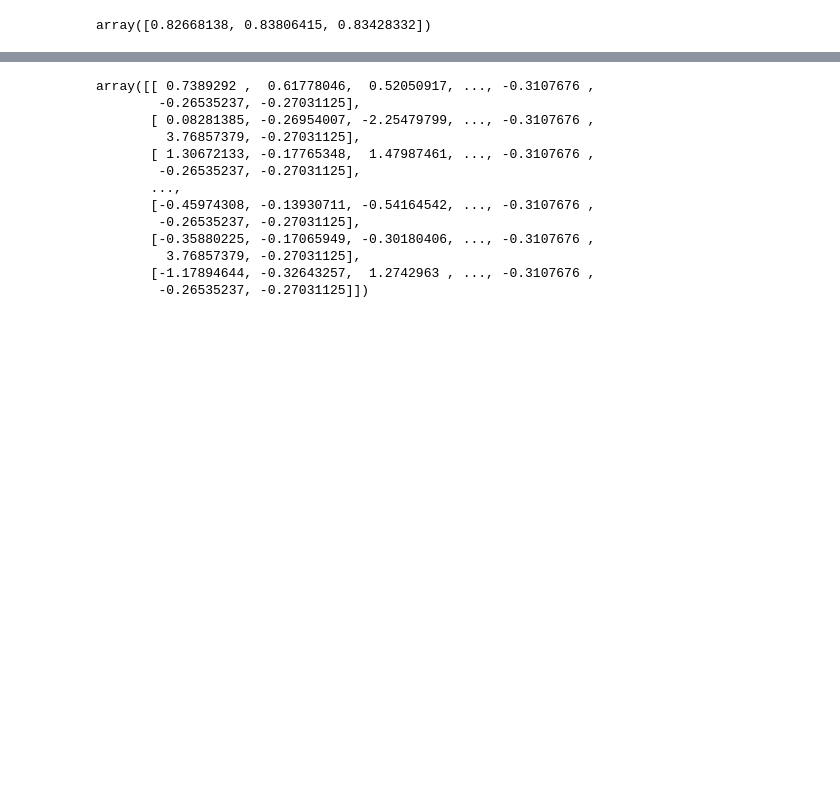
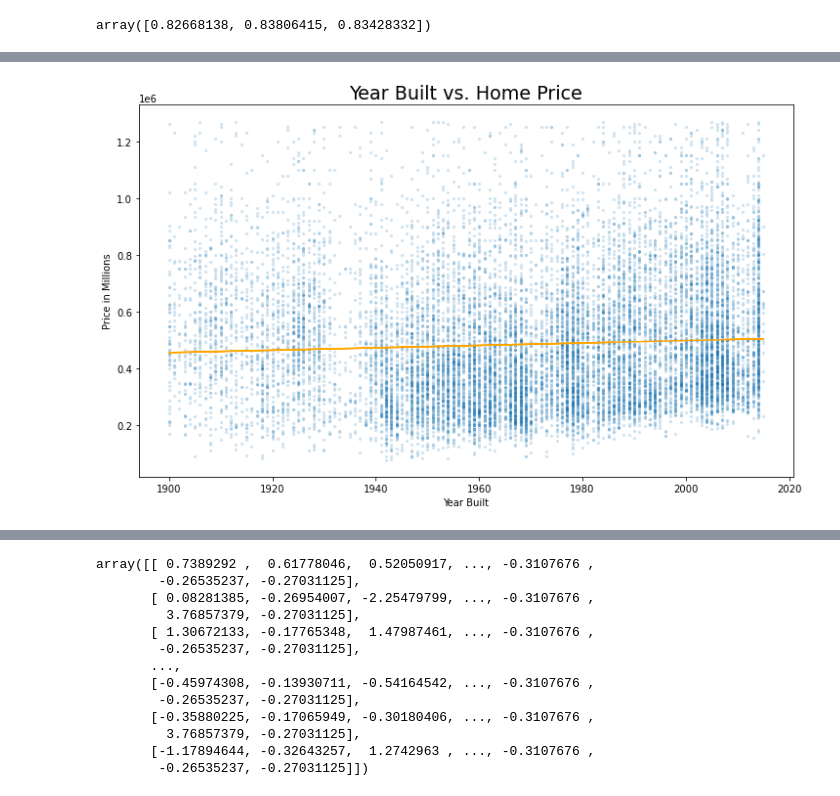
Before and after one commit to JM-Hansen/dsc-phase-2-project-v2-3, a Jupyter notebook: student.ipynb, the cells around one changed output, grey strips where cells are left out. Saved outputs shown, nothing was run; the diff lists cells and outputs as text; code cells hidden in the pictures; blank space fills up the shorter version.

```diff
--- a/student.ipynb
+++ b/student.ipynb
@@ -1539,0 +1548,13 @@ strong multicollinearity problems or that the design matrix is singular.
+# %%
+fig, ax = plt.subplots(figsize = (12,7))
+
+plt.rcParams['font.size'] = 16
+
+ax.scatter(X_train['yr_built'], y_train, s = 5, alpha=0.15)
+m, b = np.polyfit(X_train['yr_built'], y_train, 1)
+plt.plot(X_train['yr_built'], m*X_train['yr_built']+b, color = 'orange')
+ax.set_xlabel("Year Built")
+ax.set_ylabel("Price in Millions")
+ax.set_title("Year Built vs. Home Price");
+# %% [output]
+[figure, added]
```
Also changed, not shown: parts of 86 cells of this notebook, 2 other files.
